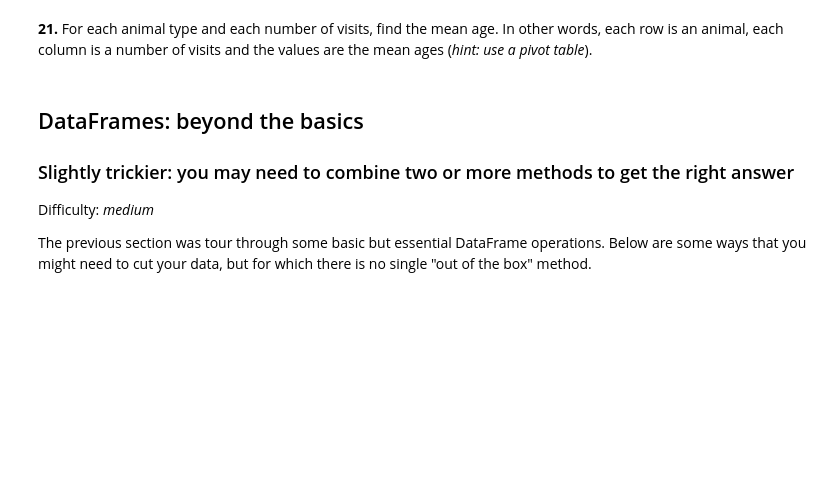
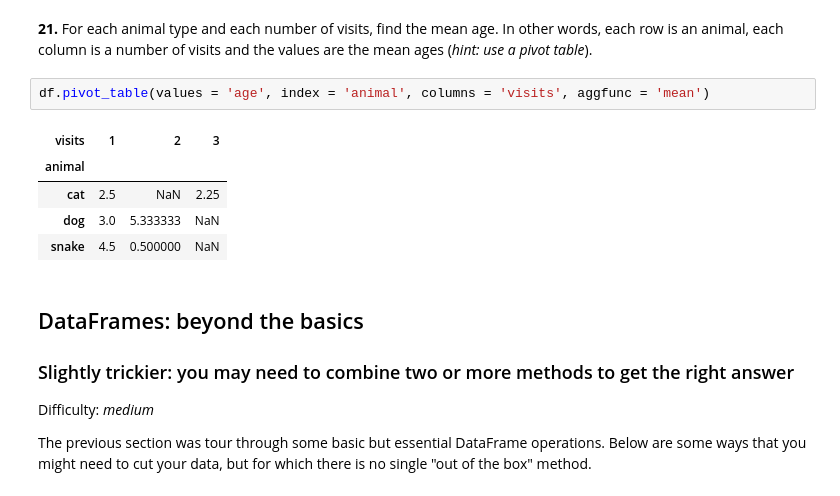
Before and after one commit to ithakker/CISC367-Projects, a Jupyter notebook: Week3/100-pandas-puzzles.ipynb, the cells around one changed output. Saved outputs shown, nothing was run; the diff lists cells and outputs as text; blank space fills up the shorter version.

```diff
--- a/Week3/100-pandas-puzzles.ipynb
+++ b/Week3/100-pandas-puzzles.ipynb
@@ -274,6 +274,14 @@ k       NaN
 Name: animal, dtype: object
 # %% [markdown]
 **21.** For each animal type and each number of visits, find the mean age. In other words, each row is an animal, each column is a number of visits and the values are the mean ages (*hint: use a pivot table*).
+# %%
+df.pivot_table(values = 'age', index = 'animal', columns = 'visits', aggfunc = 'mean')
+# %% [output]
+| visits | 1 | 2 | 3 |
+| animal |  |  |  |
+| cat | 2.5 | NaN | 2.25 |
+| dog | 3.0 | 5.333333 | NaN |
+| snake | 4.5 | 0.500000 | NaN |
 # %% [markdown]
 ## DataFrames: beyond the basics
 
```
Also changed, not shown: parts of 8 cells of this notebook.
